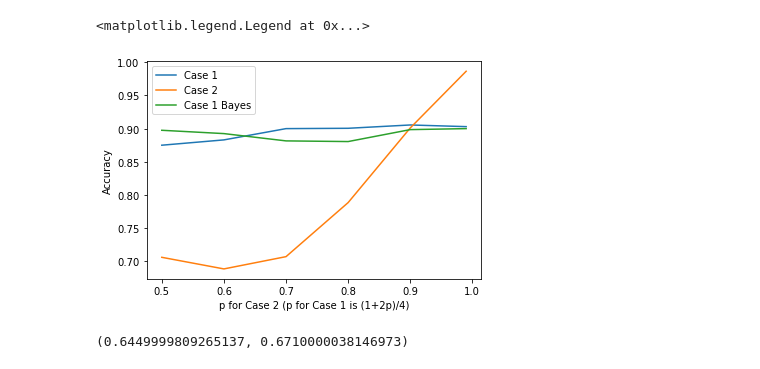
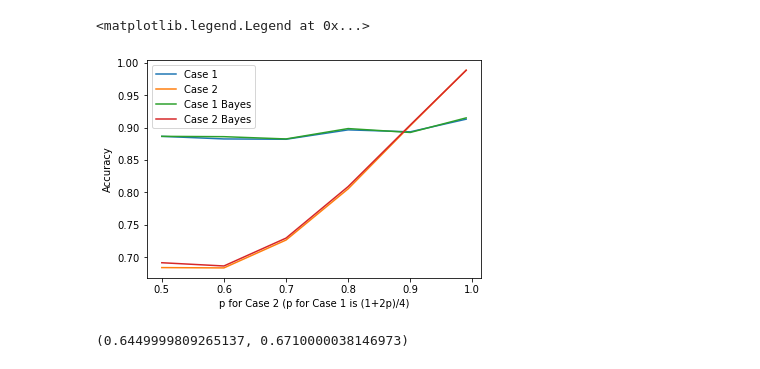
Before and after one commit to sky1712/Label-shift, a Jupyter notebook: Verify counterexample.ipynb, the cells around one changed output. Drawn from its saved outputs; the diff is of its cells as text; code cells hidden in the pictures.

```diff
--- a/Verify counterexample.ipynb
+++ b/Verify counterexample.ipynb
@@ -34,7 +40,7 @@ plt.scatter(xs[:, 0], xs[:, 1], c=ys[:, 0])
 def evaluate(model, x, y):
     return((model(x) > 0.5) == y).float().mean().item()
 # %%
-def adapt(model, xTarget, yTarget, epochs=10000):
+def adapt(model, xTarget, yTarget, epochs=20000):
     accus = []
     optimizer = torch.optim.Adam(model.parameters(), lr=0.001)
     for i in tqdm(range(epochs)):
@@ -42,7 +48,8 @@ def adapt(model, xTarget, yTarget, epochs=10000):
         probPreds = model(xTarget)
         labelPreds = (probPreds > 0.5).float().detach()
         loss = F.binary_cross_entropy(probPreds, labelPreds)
-        accus.append(evaluate(model, xTarget, yTarget))
+        if i % 1000 == 0:
+            accus.append(evaluate(model, xTarget, yTarget))
         loss.backward()
         optimizer.step()
     return model, accus
@@ -53,21 +63,23 @@ d = 1
 case1Accus = []
 case2Accus = []
 case1BayesAccus = []
+case2BayesAccus = []
 s = 1.2
 torch.manual_seed(0)
 for p in [0.5, 0.6, 0.7, 0.8, 0.9, 0.99]:
     model = nn.Sequential(nn.Linear(d, 1), nn.Sigmoid())
     model[0].weight.data = torch.tensor([[1.0]])
     model[0].bias.data = torch.tensor([0.0])
-    xTarget, yTarget = gen_data2(n, d, p, scale=s)
+    xTarget, yTarget = gen_data2(n, d, p, shift=s)
     model, accus = adapt(model, xTarget, yTarget)
     case2Accus.append(evaluate(model, xTarget, yTarget))
+    case2BayesAccus.append(bayes_accuracy2(xTarget, yTarget, -s, 1, s, 1, p))
 
     p2 = (1+2*p)/4
     model = nn.Sequential(nn.Linear(d, 1), nn.Sigmoid())
     model[0].weight.data = torch.tensor([[1.0]])
     model[0].bias.data = torch.tensor([0.0])
-    xTarget, yTarget = gen_data(n, d, p2, scale=s)
+    xTarget, yTarget = gen_data(n, d, p2, shift=s)
     model, accus = adapt(model, xTarget, yTarget)
     case1Accus.append(evaluate(model, xTarget, yTarget))
-    case1BayesAccus.append(bayes_accuracy(xTarget, yTarget, p2, scale=s))
+    case1BayesAccus.append(bayes_accuracy(xTarget, yTarget, -s, 1, s, 1, p2))
@@ -116,7 +129,7 @@ def bbseEsti(model, xSource, ySource, xTarget):
     w = torch.inverse(c) @ mu
     return w
 
-def adaptBBSE(model, xSource, ySource, xTarget, epochs = 10000):
+def adaptBBSE(model, xSource, ySource, xTarget, epochs = 20000):
     w = bbseEsti(model, xSource, ySource, xTarget)
     classWeights = torch.tensor([w[0], w[1]])
     model = train(model, xSource, ySource, classWeights, epochs)
@@ -124,35 +137,40 @@ def adaptBBSE(model, xSource, ySource, xTarget, epochs = 10000):
 # %%
 case1Accus = []
 case2Accus = []
+case1BayesAccus = []
+case2BayesAccus = []
 s = 1.2
-torch.manual_seed(0)
+torch.manual_seed(123)
 for p in [0.5, 0.6, 0.7, 0.8, 0.9, 0.99]:
     model = nn.Sequential(nn.Linear(d, 1), nn.Sigmoid())
     model[0].weight.data = torch.tensor([[1.0]])
     model[0].bias.data = torch.tensor([0.0])
-    xSource, ySource = gen_data2(n, d, .5, scale = s)
-    xTarget, yTarget = gen_data2(n, d, p, scale = s)
+    xSource, ySource = gen_data2(n, d, .5, shift = s)
+    xTarget, yTarget = gen_data2(n, d, p, shift = s)
     model = adaptBBSE(model, xSource, ySource, xTarget)
     case2Accus.append(evaluate(model, xTarget, yTarget))
+    case2BayesAccus.append(bayes_accuracy2(xTarget, yTarget, -s, 1, s, 1, p))
 
     p2 = (1+2*p)/4
     model = nn.Sequential(nn.Linear(d, 1), nn.Sigmoid())
     model[0].weight.data = torch.tensor([[1.0]])
     model[0].bias.data = torch.tensor([0.0])
-    xSource, ySource = gen_data(n, d, .5, scale = s)
-    xTarget, yTarget = gen_data(n, d, p2, scale = s)
+    xSource, ySource = gen_data(n, d, .5, shift = s)
+    xTarget, yTarget = gen_data(n, d, p2, shift = s)
     model = adaptBBSE(model, xSource, ySource, xTarget)
     case1Accus.append(evaluate(model, xTarget, yTarget))
+    case1BayesAccus.append(bayes_accuracy(xTarget, yTarget, -s, 1, s, 1, p2))
 # %%
 plt.plot([0.5, 0.6, 0.7, 0.8, 0.9, 0.99], case1Accus, label="Case 1")
 plt.plot([0.5, 0.6, 0.7, 0.8, 0.9, 0.99], case2Accus, label="Case 2")
 plt.plot([0.5, 0.6, 0.7, 0.8, 0.9, 0.99], case1BayesAccus, label="Case 1 Bayes")
+plt.plot([0.5, 0.6, 0.7, 0.8, 0.9, 0.99], case2BayesAccus, label="Case 2 Bayes")
 plt.xlabel("p for Case 2 (p for Case 1 is (1+2p)/4)")
 plt.ylabel("Accuracy")
 plt.legend()
 # %% [output]
 <matplotlib.legend.Legend at 0x...>
-[figure, old version]
+[figure, new version]
 # %%
 xSource, ySource = gen_data2(1000, 1, 0.5)
 xTarget, yTarget = gen_data2(1000, 1, 0.8)
```
Also changed, not shown: parts of 10 cells of this notebook, 1 other file.
